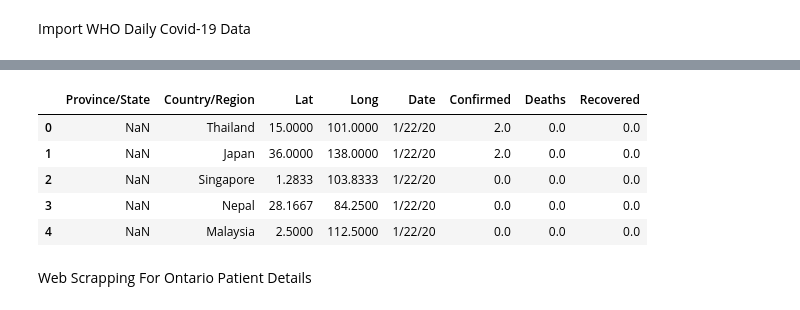
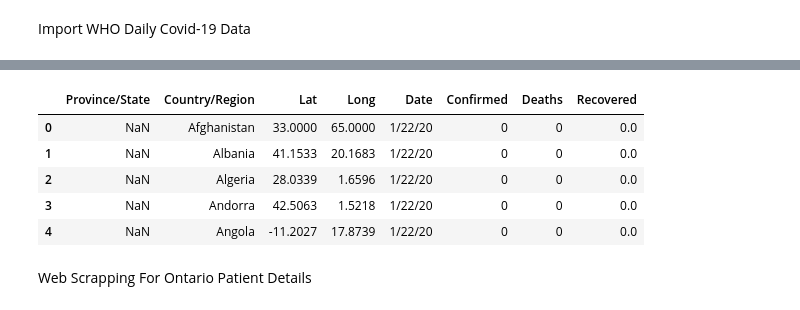
Before and after one commit to SophiaHe/covid19_work, a Jupyter notebook: ImportCovid19.ipynb, the cells around one changed output, grey strips where cells are left out. Drawn from its saved outputs; the diff is of its cells as text; code cells hidden in the pictures.

Commit message:
Updated based on new input data structure

```diff
--- a/ImportCovid19.ipynb
+++ b/ImportCovid19.ipynb
@@ -7,17 +7,18 @@ Import WHO Daily Covid-19 Data
 import pandas as pd
 import wget
 
-urls = ['https://raw.githubusercontent.com/CSSEGISandData/COVID-19/master/csse_covid_19_data/csse_covid_19_time_series/time_series_19-covid-Confirmed.csv',
-        'https://raw.githubusercontent.com/CSSEGISandData/COVID-19/master/csse_covid_19_data/csse_covid_19_time_series/time_series_19-covid-Deaths.csv',
-        'https://raw.githubusercontent.com/CSSEGISandData/COVID-19/master/csse_covid_19_data/csse_covid_19_time_series/time_series_19-covid-Recovered.csv']
+urls = ['https://raw.githubusercontent.com/CSSEGISandData/COVID-19/master/csse_covid_19_data/csse_covid_19_time_series/time_series_covid19_confirmed_global.csv',
+        'https://raw.githubusercontent.com/CSSEGISandData/COVID-19/master/csse_covid_19_data/csse_covid_19_time_series/time_series_covid19_deaths_global.csv',
+        'https://raw.githubusercontent.com/CSSEGISandData/COVID-19/master/csse_covid_19_data/csse_covid_19_time_series/time_series_covid19_recovered_global.csv']
 for url in urls:
     filename = wget.download(url)
 
-conf_df = pd.read_csv('time_series_19-covid-Confirmed.csv')
-deaths_df = pd.read_csv('time_series_19-covid-Deaths.csv')
-recv_df = pd.read_csv('time_series_19-covid-Recovered.csv')
+conf_df = pd.read_csv('time_series_covid19_confirmed_global.csv')
+deaths_df = pd.read_csv('time_series_covid19_deaths_global.csv')
+recv_df = pd.read_csv('time_series_covid19_recovered_global.csv')
 
 dates = conf_df.columns[4:]
+dates2 = recv_df.columns[4:]
 
 conf_df_long = conf_df.melt(id_vars=['Province/State', 'Country/Region', 'Lat', 'Long'],
                             value_vars=dates, var_name='Date', value_name='Confirmed')
@@ -26,10 +27,10 @@ deaths_df_long = deaths_df.melt(id_vars=['Province/State', 'Country/Region', 'La
                             value_vars=dates, var_name='Date', value_name='Deaths')
 
 recv_df_long = recv_df.melt(id_vars=['Province/State', 'Country/Region', 'Lat', 'Long'],
-                            value_vars=dates, var_name='Date', value_name='Recovered')
+                            value_vars=dates2, var_name='Date', value_name='Recovered')
+recv_df_long['Date'] = recv_df_long['Date'].str[:-2]
 
-full_table = pd.concat([conf_df_long, deaths_df_long['Deaths'], recv_df_long['Recovered']],
-                       axis=1, sort=False)
+full_table = pd.concat([conf_df_long, deaths_df_long['Deaths'], recv_df_long['Recovered']], axis=1, sort=False)
 
 full_table.head()
 # %% [output]
@@ -45,9 +38,9 @@ Successfully installed wget-3.2
 |  | Province/State | Country/Region | Lat | Long | Date | Confirmed | Deaths | Recovered |
-| 0 | NaN | Thailand | 15.0000 | 101.0000 | 1/22/20 | 2.0 | 0.0 | 0.0 |
-| 1 | NaN | Japan | 36.0000 | 138.0000 | 1/22/20 | 2.0 | 0.0 | 0.0 |
-| 2 | NaN | Singapore | 1.2833 | 103.8333 | 1/22/20 | 0.0 | 0.0 | 0.0 |
-| 3 | NaN | Nepal | 28.1667 | 84.2500 | 1/22/20 | 0.0 | 0.0 | 0.0 |
-| 4 | NaN | Malaysia | 2.5000 | 112.5000 | 1/22/20 | 0.0 | 0.0 | 0.0 |
+| 0 | NaN | Afghanistan | 33.0000 | 65.0000 | 1/22/20 | 0 | 0 | 0.0 |
+| 1 | NaN | Albania | 41.1533 | 20.1683 | 1/22/20 | 0 | 0 | 0.0 |
+| 2 | NaN | Algeria | 28.0339 | 1.6596 | 1/22/20 | 0 | 0 | 0.0 |
+| 3 | NaN | Andorra | 42.5063 | 1.5218 | 1/22/20 | 0 | 0 | 0.0 |
+| 4 | NaN | Angola | -11.2027 | 17.8739 | 1/22/20 | 0 | 0 | 0.0 |
 # %%
 full_table = full_table[full_table['Province/State'].str.contains(',')!=True]
 full_table.to_csv('covid_19_clean_complete.csv', index=False)
```
Also changed, not shown: parts of 1 cell of this notebook.
